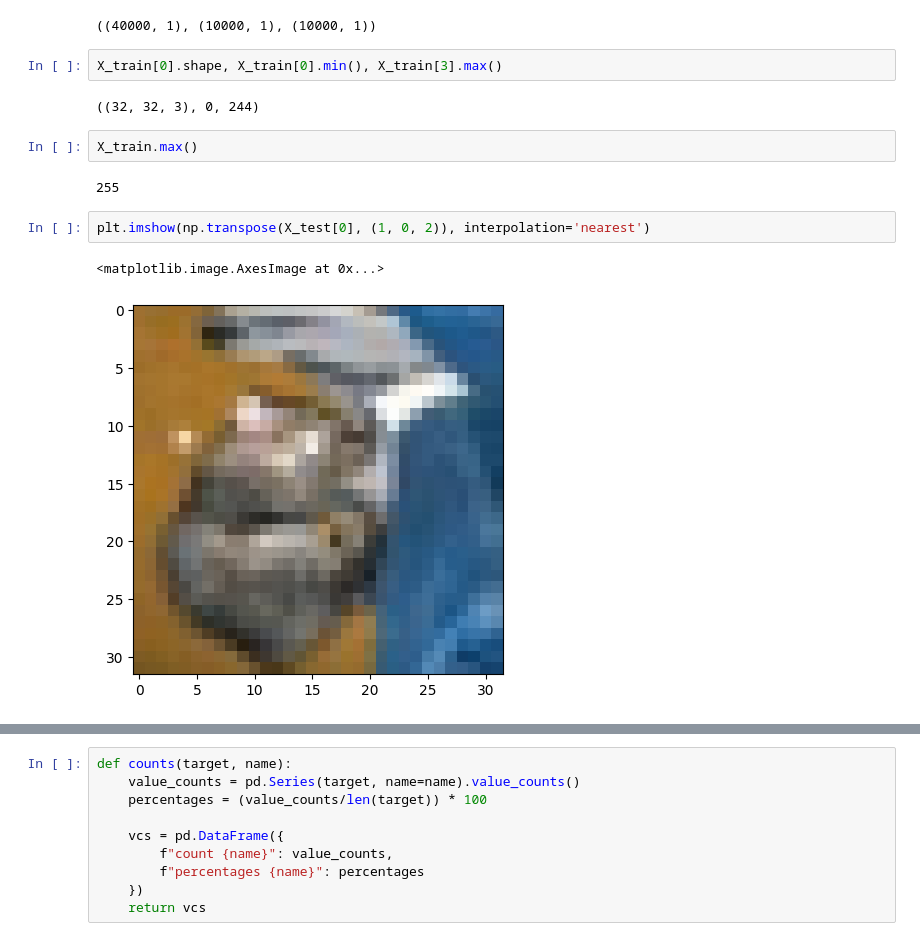
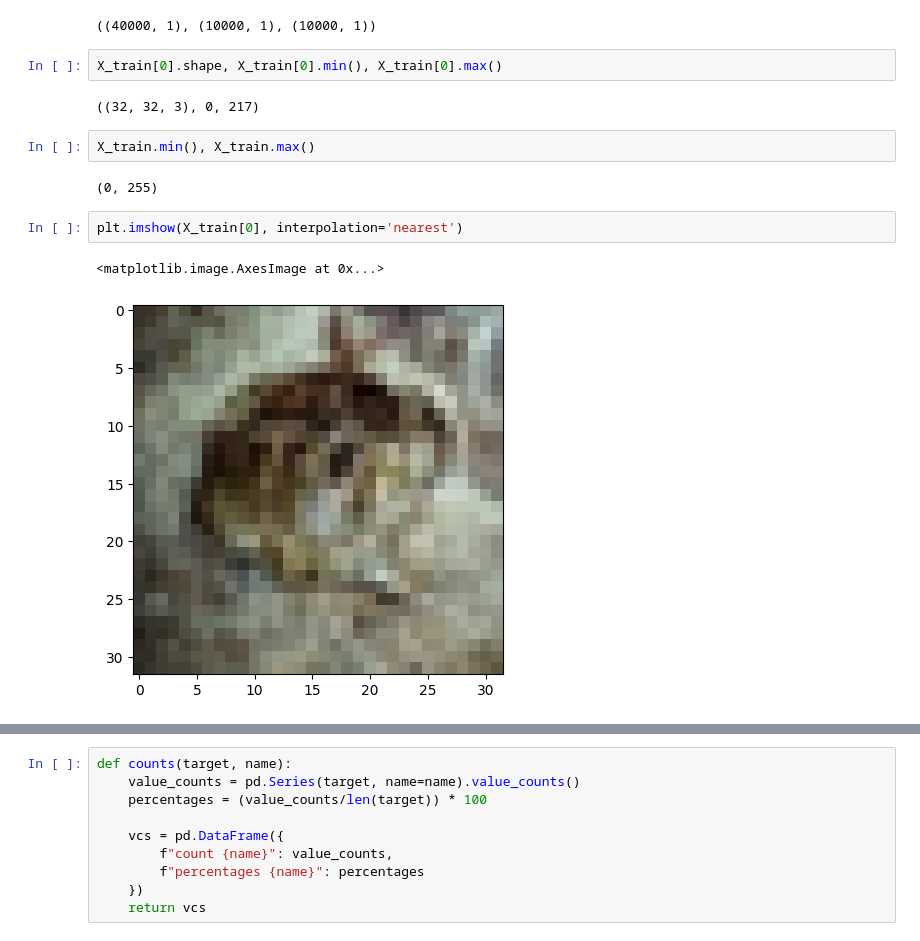
Before and after one commit to utility001/cifar-10, a Jupyter notebook: cifar10.ipynb, the cells around one changed output, grey strips where cells are left out. Saved outputs shown, nothing was run; the diff lists cells and outputs as text.

```diff
--- a/cifar10.ipynb
+++ b/cifar10.ipynb
@@ -73,15 +76,15 @@ y_train.shape, y_val.shape, y_test.shape
 # %% [output]
 ((40000, 1), (10000, 1), (10000, 1))
 # %%
-X_train[0].shape, X_train[0].min(), X_train[3].max()
+X_train[0].shape, X_train[0].min(), X_train[0].max()
 # %% [output]
-((32, 32, 3), 0, 244)
+((32, 32, 3), 0, 217)
 # %%
-X_train.max()
+X_train.min(), X_train.max()
 # %% [output]
-255
+(0, 255)
 # %%
-plt.imshow(np.transpose(X_test[0], (1, 0, 2)), interpolation='nearest')
+plt.imshow(X_train[0], interpolation='nearest')
 # %% [output]
 <matplotlib.image.AxesImage at 0x...>
-[figure, old version]
+[figure, new version]
```
Also changed, not shown: parts of 6 cells of this notebook.
